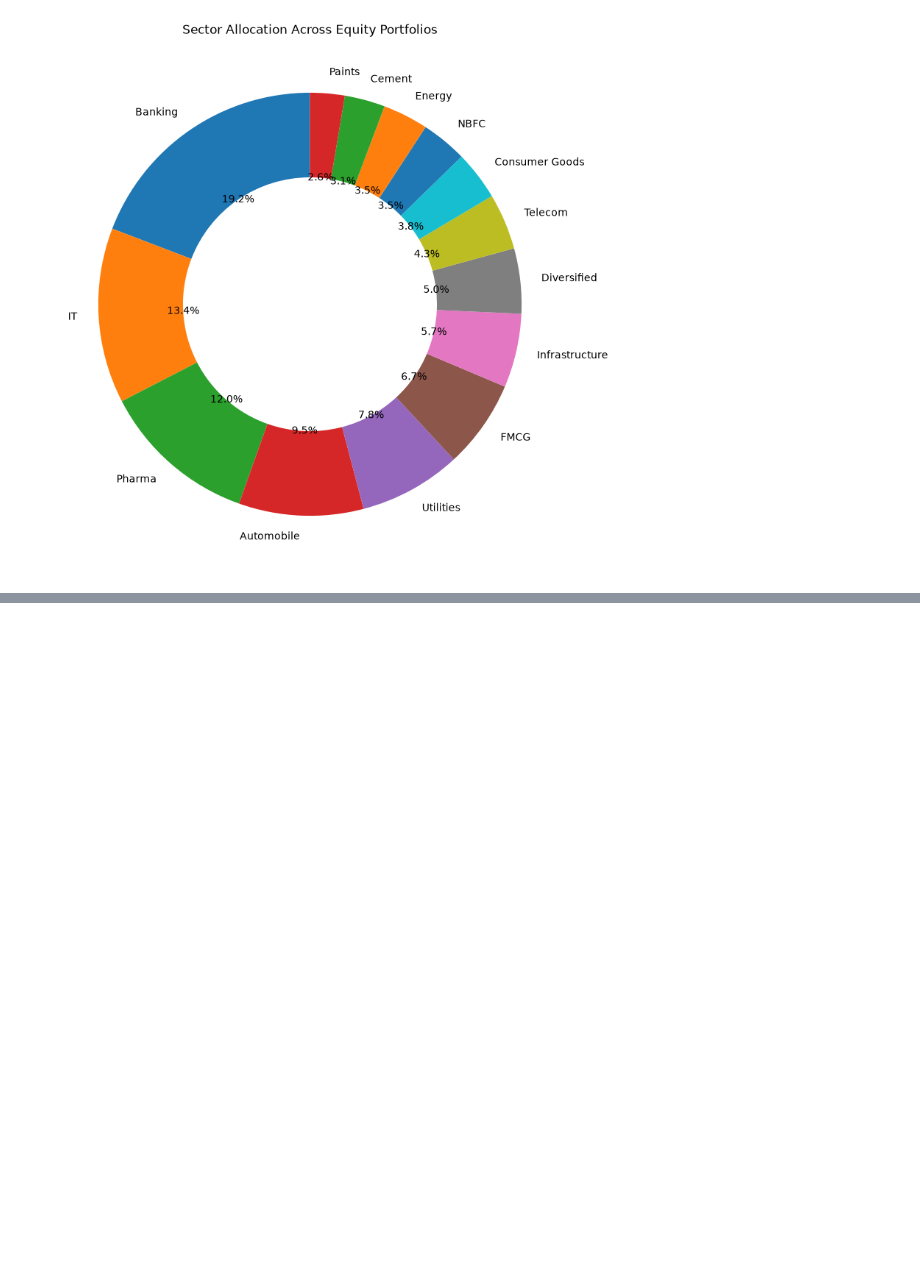
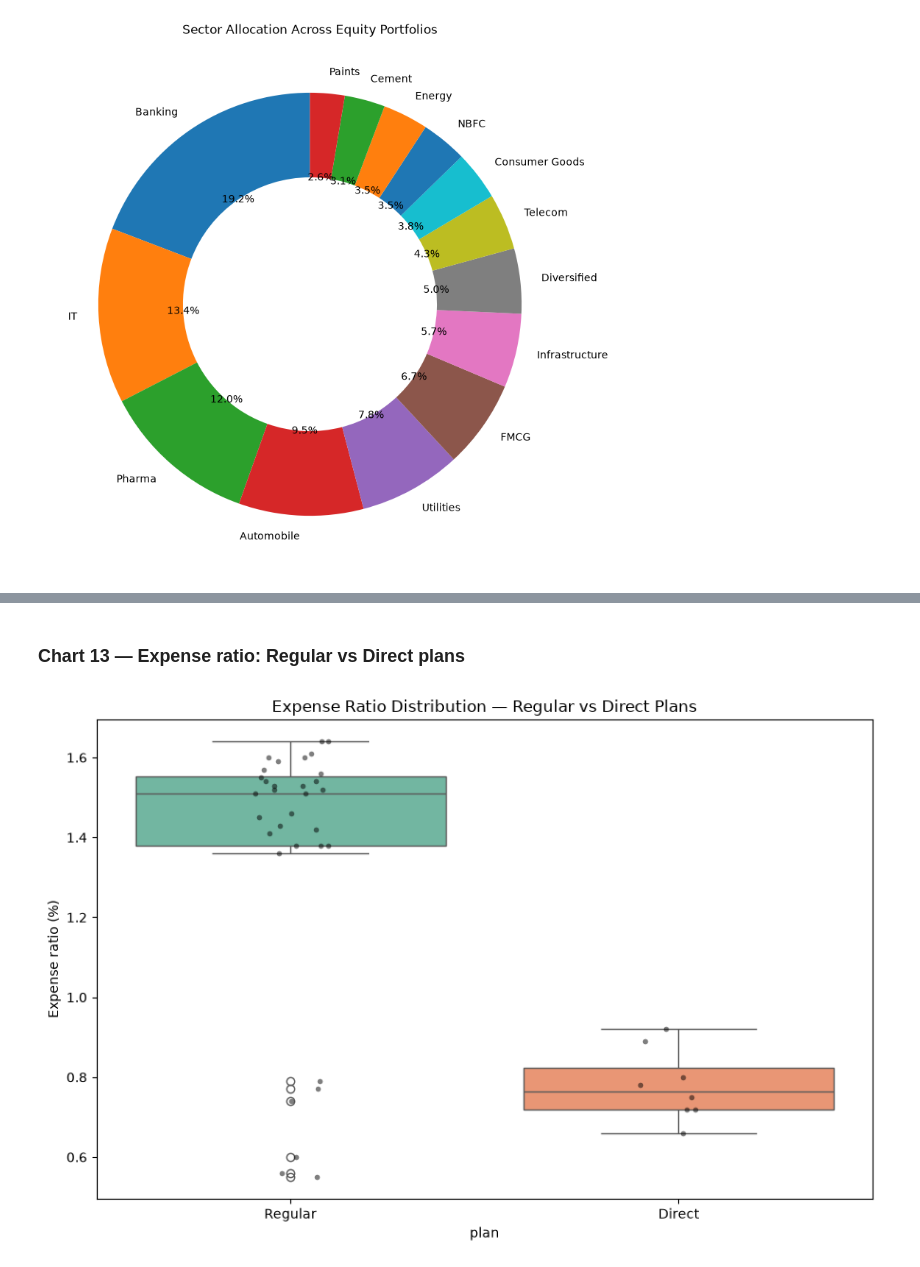
Before and after one commit to Devendragautam/bluestock-mf-capstone, a Jupyter notebook: notebooks/03_eda_analysis.ipynb, the cells around one changed output, grey strips where cells are left out. Saved outputs shown, nothing was run; the diff lists cells and outputs as text; code cells hidden in the pictures; blank space fills up the shorter version.

```diff
--- a/notebooks/03_eda_analysis.ipynb
+++ b/notebooks/03_eda_analysis.ipynb
@@ -216,0 +259,15 @@ plt.show()
+# %% [markdown]
+### Chart 13 — Expense ratio: Regular vs Direct plans
+# %%
+fig, ax = plt.subplots(figsize=(9, 6))
+sns.boxplot(data=fund_master, x="plan", y="expense_ratio_pct", hue="plan",
+            palette="Set2", legend=False, ax=ax)
+sns.stripplot(data=fund_master, x="plan", y="expense_ratio_pct",
+              color="black", alpha=0.5, size=4, ax=ax)
+ax.set_title("Expense Ratio Distribution — Regular vs Direct Plans")
+ax.set_ylabel("Expense ratio (%)")
+plt.tight_layout()
+plt.savefig(f"{CHARTS}/13_expense_ratio_by_plan.png", dpi=200)
+plt.show()
+# %% [output]
+[figure, added]
```
Also changed, not shown: parts of 23 cells of this notebook, 11 other files.
